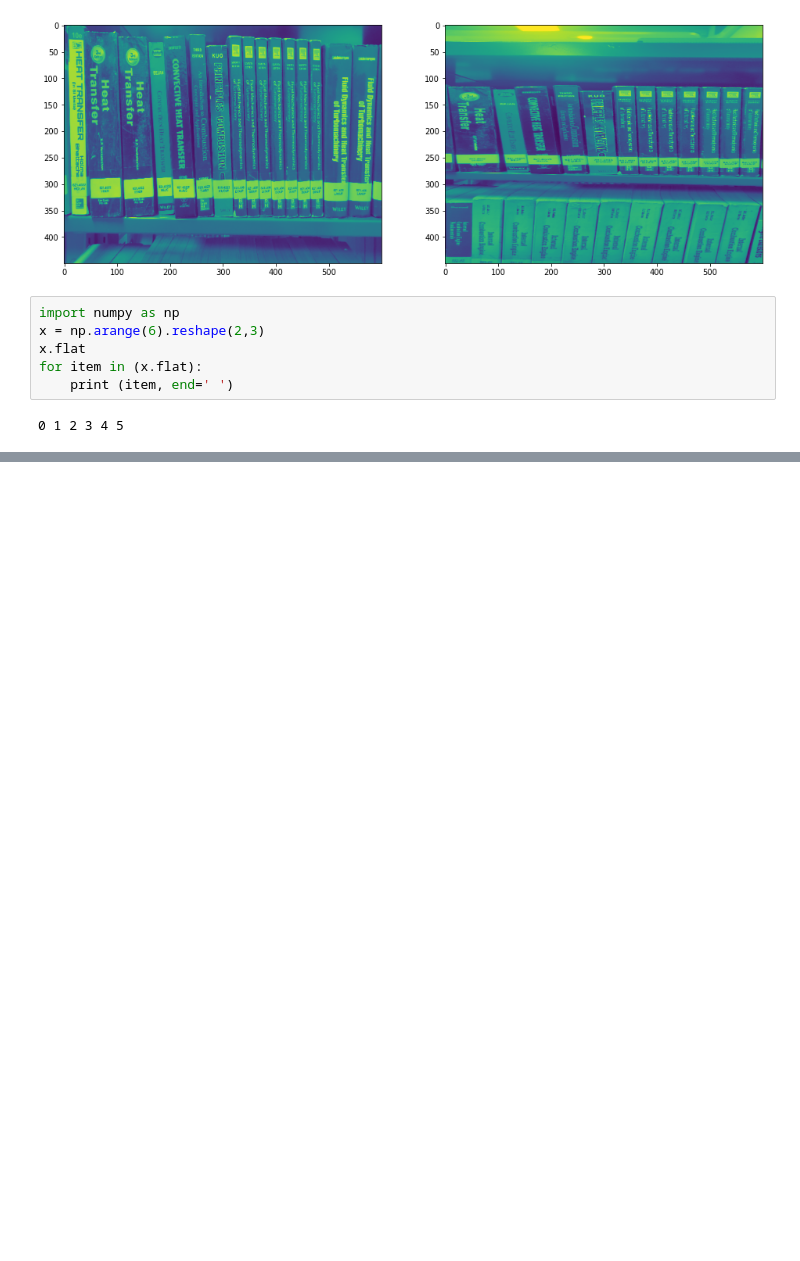
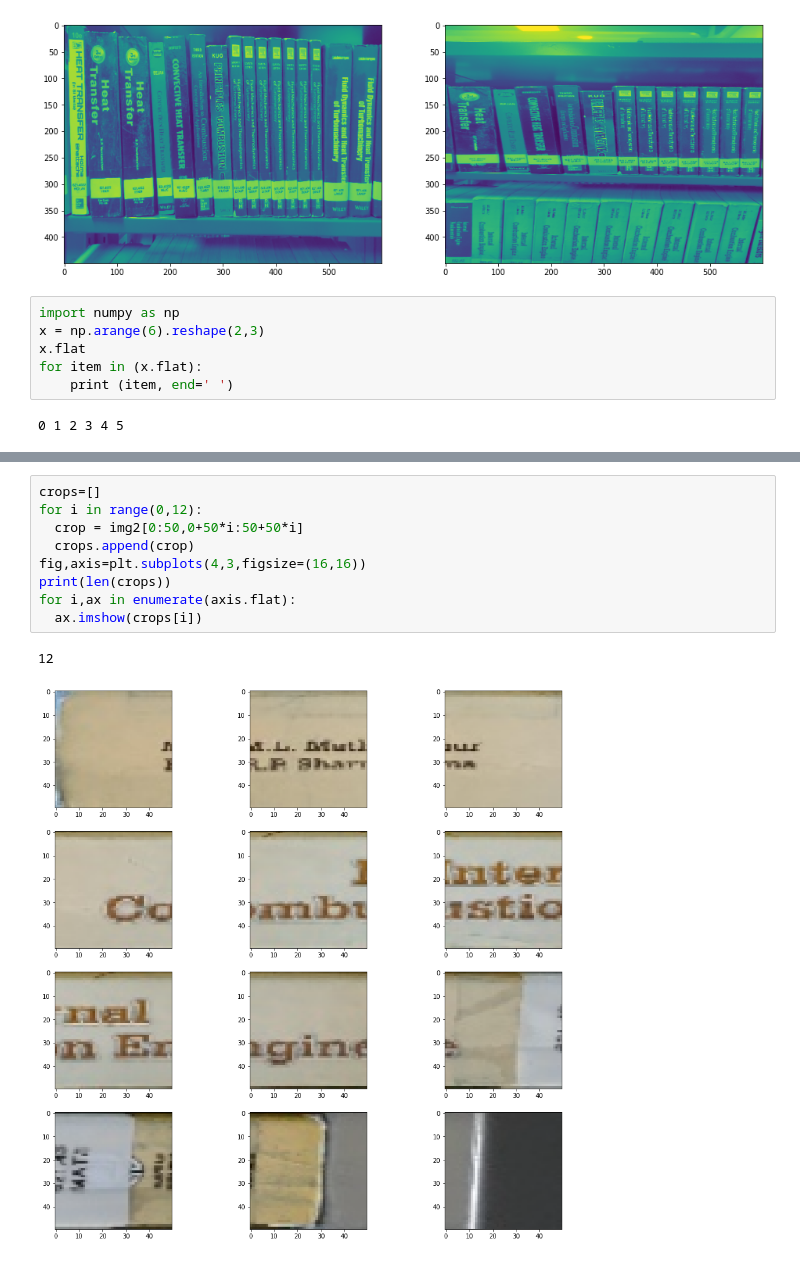
Before and after one commit to rohith033/oelp, a Jupyter notebook: bookdetection_cnn.ipynb, the cells around one changed output, grey strips where cells are left out. Drawn from its saved outputs; the diff is of its cells as text; blank space fills up the shorter version.

```diff
--- a/bookdetection_cnn.ipynb
+++ b/bookdetection_cnn.ipynb
@@ -123,0 +176,12 @@ for item in (x.flat):
+# %%
+crops=[]
+for i in range(0,12):
+  crop = img2[0:50,0+50*i:50+50*i]
+  crops.append(crop)
+fig,axis=plt.subplots(4,3,figsize=(16,16))
+print(len(crops))
+for i,ax in enumerate(axis.flat):
+  ax.imshow(crops[i])
+# %% [output]
+12
+[figure, added]
```
Also changed, not shown: parts of 6 cells of this notebook.
